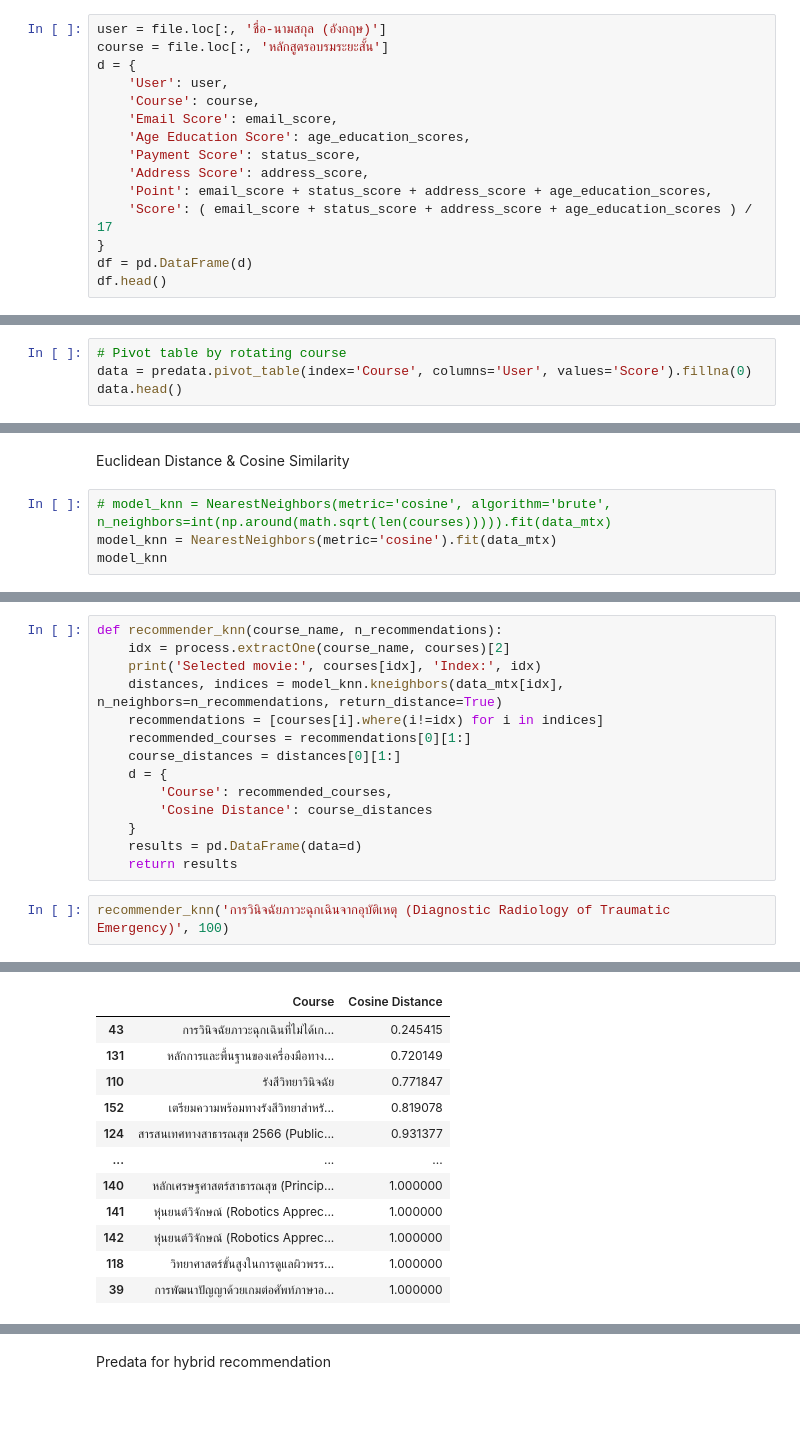
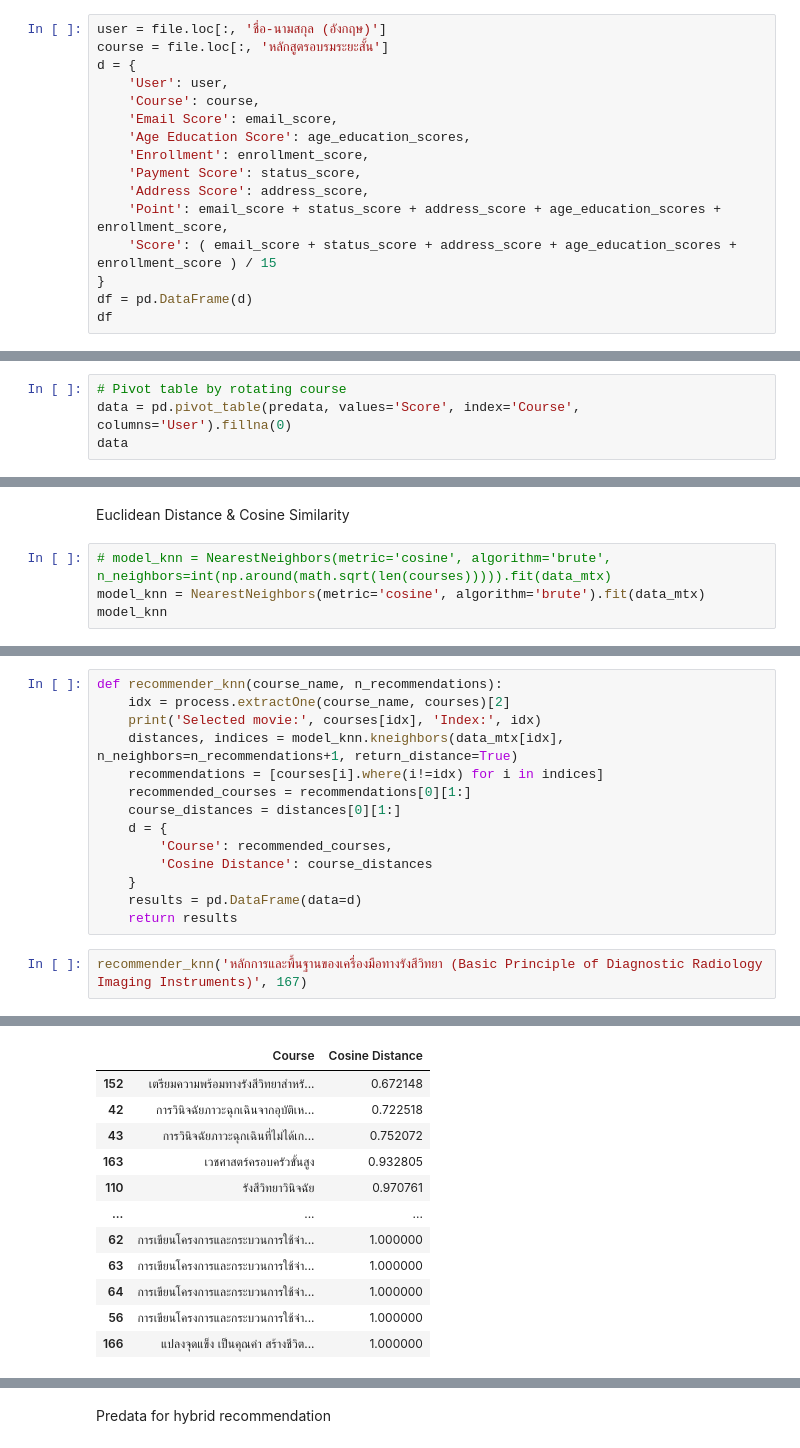
Before and after one commit to startg2545/recommendation-system, a Jupyter notebook: knn.ipynb, the cells around one changed output, grey strips where cells are left out. Saved outputs shown, nothing was run; the diff lists cells and outputs as text; blank space fills up the shorter version.

```diff
--- a/knn.ipynb
+++ b/knn.ipynb
@@ -261,11 +265,12 @@ d = {
     'Course': course,
     'Email Score': email_score,
     'Age Education Score': age_education_scores,
+    'Enrollment': enrollment_score,
     'Payment Score': status_score,
     'Address Score': address_score,
-    'Point': email_score + status_score + address_score + age_education_scores,
-    'Score': ( email_score + status_score + address_score + age_education_scores ) / 17
+    'Point': email_score + status_score + address_score + age_education_scores + enrollment_score,
+    'Score': ( email_score + status_score + address_score + age_education_scores + enrollment_score ) / 15
 }
 df = pd.DataFrame(d)
-df.head()
+df
 # %% [output]
@@ -300,8 +317,8 @@ predata
 Calculate sparsity and csr matrix
 # %%
 # Pivot table by rotating course
-data = predata.pivot_table(index='Course', columns='User', values='Score').fillna(0)
-data.head()
+data = pd.pivot_table(predata, values='Score', index='Course', columns='User').fillna(0)
+data
 # %% [output]
 | User | AAIYANA MUSTAFA | ABDULFATTAH SENG | ABIGAIL LINE | ABRAM THANAWONG | ACHIRA TEAWSIRISUP | ... |
 | Course |  |  |  |  |  | ... |
@@ -318,6 +341,6 @@ data_mtx = csr_matrix(data.values)
 Euclidean Distance & Cosine Similarity
 # %%
 # model_knn = NearestNeighbors(metric='cosine', algorithm='brute', n_neighbors=int(np.around(math.sqrt(len(courses))))).fit(data_mtx)
-model_knn = NearestNeighbors(metric='cosine').fit(data_mtx)
+model_knn = NearestNeighbors(metric='cosine', algorithm='brute').fit(data_mtx)
 model_knn
 # %% [output]
@@ -326,7 +349,7 @@ NearestNeighbors(metric='cosine')
 def recommender_knn(course_name, n_recommendations):
     idx = process.extractOne(course_name, courses)[2]
     print('Selected movie:', courses[idx], 'Index:', idx)
-    distances, indices = model_knn.kneighbors(data_mtx[idx], n_neighbors=n_recommendations, return_distance=True)
+    distances, indices = model_knn.kneighbors(data_mtx[idx], n_neighbors=n_recommendations+1, return_distance=True)
     recommendations = [courses[i].where(i!=idx) for i in indices]
     recommended_courses = recommendations[0][1:]
     course_distances = distances[0][1:]
@@ -337,5 +360,5 @@ def recommender_knn(course_name, n_recommendations):
     results = pd.DataFrame(data=d)
     return results
 # %%
-recommender_knn('การวินิจฉัยภาวะฉุกเฉินจากอุบัติเหตุ (Diagnostic Radiology of Traumatic Emergency)', 100)
+recommender_knn('หลักการและพื้นฐานของเครื่องมือทางรังสีวิทยา (Basic Principle of Diagnostic Radiology Imaging Instruments)', 167)
 # %% [output]
@@ -343,12 +366,12 @@ Selected movie: การวินิจฉัยภาวะฉุกเฉิ
 |  | Course | Cosine Distance |
-| 43 | การวินิจฉัยภาวะฉุกเฉินที่ไม่ได้เก... | 0.245415 |
-| 131 | หลักการและพื้นฐานของเครื่องมือทาง... | 0.720149 |
-| 110 | รังสีวิทยาวินิจฉัย | 0.771847 |
-| 152 | เตรียมความพร้อมทางรังสีวิทยาสำหรั... | 0.819078 |
-| 124 | สารสนเทศทางสาธารณสุข 2566 (Public... | 0.931377 |
+| 152 | เตรียมความพร้อมทางรังสีวิทยาสำหรั... | 0.672148 |
+| 42 | การวินิจฉัยภาวะฉุกเฉินจากอุบัติเห... | 0.722518 |
+| 43 | การวินิจฉัยภาวะฉุกเฉินที่ไม่ได้เก... | 0.752072 |
+| 163 | เวชศาสตร์ครอบครัวขั้นสูง | 0.932805 |
+| 110 | รังสีวิทยาวินิจฉัย | 0.970761 |
 | ... | ... | ... |
-| 140 | หลักเศรษฐศาสตร์สาธารณสุข (Princip... | 1.000000 |
-| 141 | หุ่นยนต์วิจักษณ์ (Robotics Apprec... | 1.000000 |
-| 142 | หุ่นยนต์วิจักษณ์ (Robotics Apprec... | 1.000000 |
-| 118 | วิทยาศาสตร์ขั้นสูงในการดูแลผิวพรร... | 1.000000 |
-| 39 | การพัฒนาปัญญาด้วยเกมต่อศัพท์ภาษาอ... | 1.000000 |
+| 62 | การเขียนโครงการและกระบวนการใช้จ่า... | 1.000000 |
+| 63 | การเขียนโครงการและกระบวนการใช้จ่า... | 1.000000 |
+| 64 | การเขียนโครงการและกระบวนการใช้จ่า... | 1.000000 |
+| 56 | การเขียนโครงการและกระบวนการใช้จ่า... | 1.000000 |
+| 166 | แปลงจุดแข็ง เป็นคุณค่า สร้างชีวิต... | 1.000000 |
```
Also changed, not shown: parts of 33 cells of this notebook, 1 other file.
